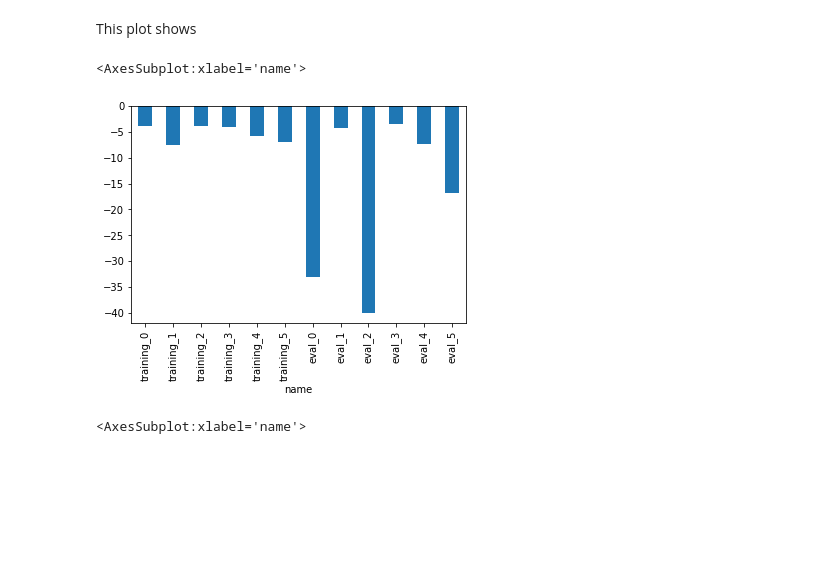
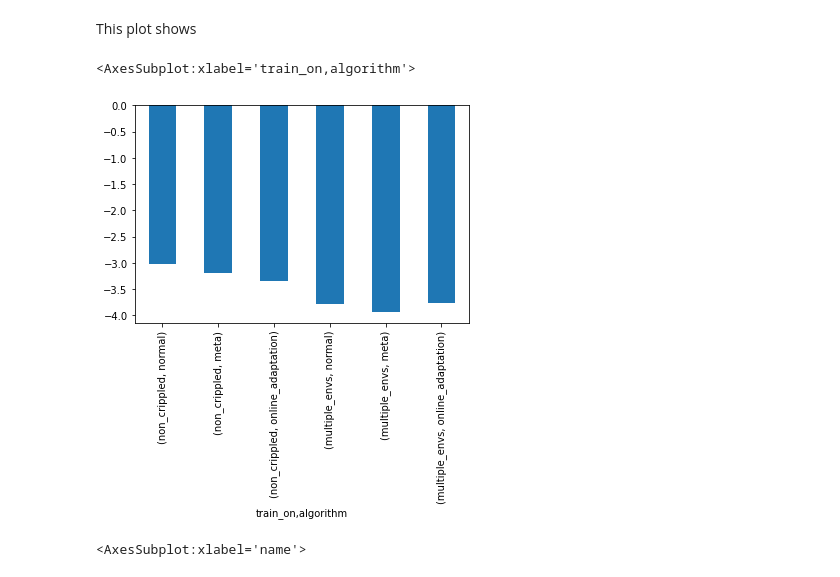
Before and after one commit to DankiLiu/DL4Robotics, a Jupyter notebook: Danki_Tobias/evaluation/plot_statistics.ipynb, the cells around one changed output. Drawn from its saved outputs; the diff is of its cells as text; code cells hidden in the pictures; blank space fills up the shorter version.

Commit message:
adds a few plots in result folder

```diff
--- a/Danki_Tobias/evaluation/plot_statistics.ipynb
+++ b/Danki_Tobias/evaluation/plot_statistics.ipynb
@@ -6,9 +6,12 @@ from Danki_Tobias.helper.environment_definitions import cripple_options_evaluati
 # %%
 data_type_options = ['position', 'position_deltas', 'position_and_velocity', 'position_and_velocity_deltas']
 train_on_options = ['non_crippled', 'multiple_envs']
-algorithms = ['normal', 'meta', 'online_adaptation']
+algorithms = ['normal', 'online_adaptation', 'meta']
 names = ['training_0', 'training_1', 'training_2', 'training_3', 'training_4', 'training_5',
          'eval_0', 'eval_1', 'eval_2', 'eval_3', 'eval_4', 'eval_5']
+
+training_names = ['training_0', 'training_1', 'training_2', 'training_3', 'training_4', 'training_5']
+evaluation_names = ['eval_0', 'eval_1', 'eval_2', 'eval_3', 'eval_4', 'eval_5']
 
 def read_average_reward(data_type, train_on, algorithm, name):
     file_name = f'../data/{data_type}/on_policy/trained_on_{train_on}/{algorithm}/evaluation_{name}.txt'
@@ -37,10 +134,10 @@ all_rewards = read_all_rewards()
 # %% [markdown]
 This plot shows
 # %%
-all_rewards['position_and_velocity_deltas', 'multiple_envs', 'normal', :].plot(kind='bar')
+all_rewards['position_and_velocity_deltas', :, :, 'training_0'].plot(kind='bar')
 # %% [output]
-<AxesSubplot:xlabel='name'>
+<AxesSubplot:xlabel='train_on,algorithm'>
-[figure, old version]
+[figure, new version]
 # %%
 all_rewards['position', 'multiple_envs', 'normal', 'alle_training_envs'].plot(kind='bar')
 all_rewards['position', 'non_crippled', 'normal', 'alle_training_envs'].plot(kind='bar')
```
Also changed, not shown: parts of 11 cells of this notebook, 9 other files.
